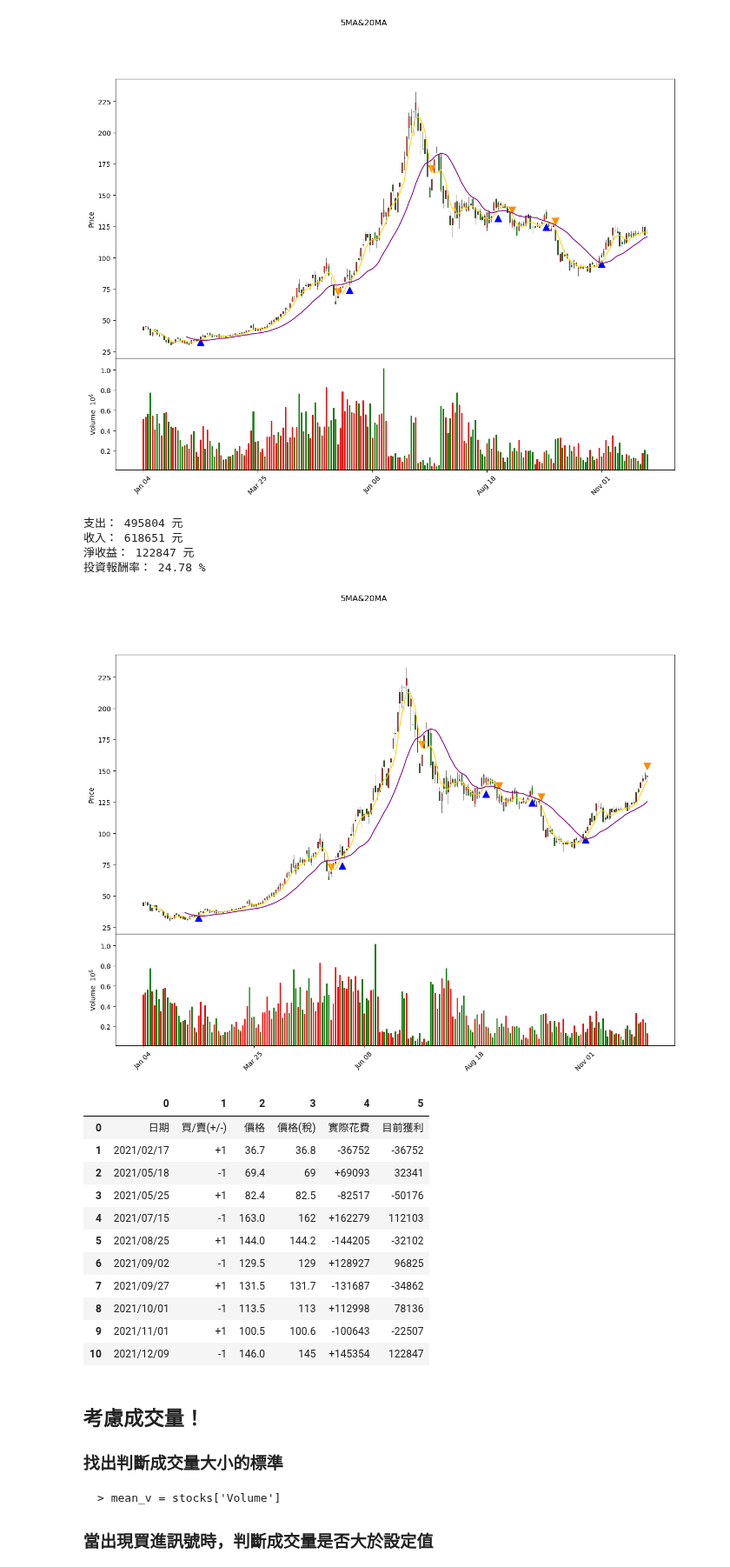
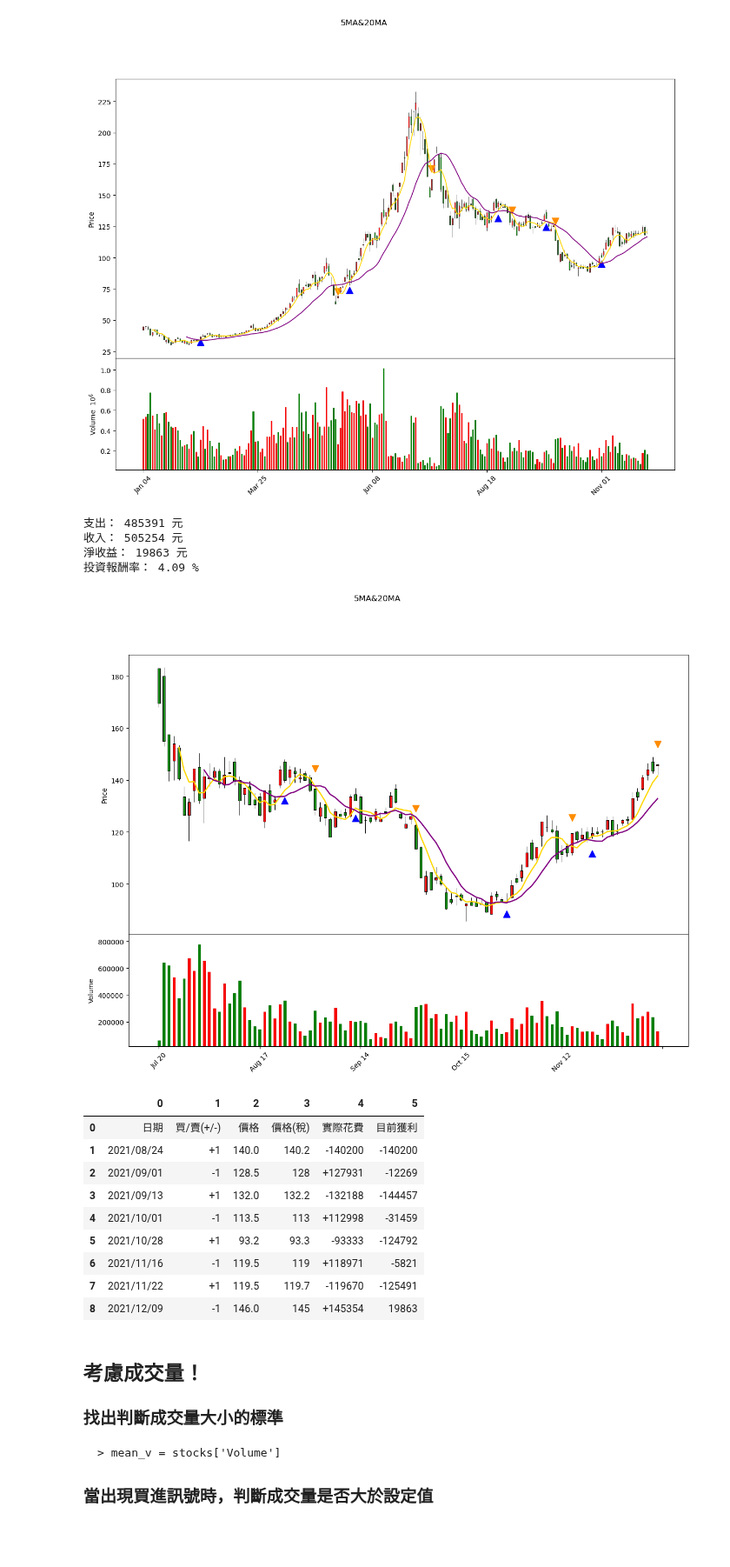
Before and after one commit to oscar50513/stock_project, a Jupyter notebook: technical_analysis/Week_1_MA/Moving_average_programming.ipynb, the cells around one changed output. Shown at 87% size. Saved outputs shown, nothing was run; the diff lists cells and outputs as text; code cells hidden in the pictures; blank space fills up the shorter version.

```diff
--- a/technical_analysis/Week_1_MA/Moving_average_programming.ipynb
+++ b/technical_analysis/Week_1_MA/Moving_average_programming.ipynb
@@ -162,7 +162,8 @@ stocks.index = pd.DatetimeIndex(stocks["Date"])
 
 #選取部分資料:
 stocks = stocks.loc['2020-01-01':,:]
-stocks = stocks.tail(250)
+stocks = stocks.tail(100)
+
 mean_v = round(stocks['Volume'].mean())
 stocks_close = [line for line in stocks['Close']]
 stocks_high = [line for line in stocks['High']]
@@ -171,7 +172,7 @@ stocks_vol = [line for line in stocks['Volume']]
 
 #策略實現
 MA_5 = make_MA(5)      #取得5日均線串列
-MA_20 = make_MA(20)    #取得20日均線串列
+MA_20 = make_MA(10)    #取得20日均線串列
 
 #繪製買賣點所使用的串列 (初始化)
 points_buy = [np.nan] * len(stocks)    #買入點
@@ -236,50 +237,48 @@ for i in range(1, len(detail)):
     elif(float(detail[i][4]) > 0):
         income += int(detail[i][4])
 
 #支出、收入、淨收益、投資報酬率
 print("支出：", cost, "元")
 print("收入：", income, "元")
 print("淨收益：", income - cost, "元")
 print("投資報酬率：", round(100 * (income - cost) / cost, 2), "%")
 
 
 #點狀圖 type = 'scatter'，markersize可以更改 marker大小
 
 mc = mpf.make_marketcolors(up = 'r', down = 'g', volume = 'inherit') # volume='inherit', edge='inherit'
 cs = mpf.make_mpf_style(marketcolors = mc)
 kwargs = dict(type = 'candle', figscale = 2, style = cs, volume=True,\
              scale_width_adjustment = dict(volume = 0.5)) # volume=True
 
 addplots = [
             mpf.make_addplot(points_buy, type = 'scatter', color = 'blue', marker = '^', markersize = 100),
             mpf.make_addplot(points_sell, type = 'scatter', color = 'darkorange', marker = 'v', markersize = 100),
             mpf.make_addplot(MA_5, color = 'gold'),
             mpf.make_addplot(MA_20, color = 'purple')
            ]
 
 mpf.plot(stocks, **kwargs, addplot = addplots,title='5MA&20MA')
 
 detail = pd.DataFrame(detail)
 detail
 #19.56 %
 # %% [output]
-支出： 495804 元
-收入： 618651 元
-淨收益： 122847 元
-投資報酬率： 24.78 %
+支出： 485391 元
+收入： 505254 元
+淨收益： 19863 元
+投資報酬率： 4.09 %
-[figure, old version]
+[figure, new version]
 |  | 0 | 1 | 2 | 3 | 4 | 5 |
 | 0 | 日期 | 買/賣(+/-) | 價格 | 價格(稅) | 實際花費 | 目前獲利 |
-| 1 | 2021/02/17 | +1 | 36.7 | 36.8 | -36752 | -36752 |
-| 2 | 2021/05/18 | -1 | 69.4 | 69 | +69093 | 32341 |
-| 3 | 2021/05/25 | +1 | 82.4 | 82.5 | -82517 | -50176 |
-| 4 | 2021/07/15 | -1 | 163.0 | 162 | +162279 | 112103 |
-| 5 | 2021/08/25 | +1 | 144.0 | 144.2 | -144205 | -32102 |
-| 6 | 2021/09/02 | -1 | 129.5 | 129 | +128927 | 96825 |
-| 7 | 2021/09/27 | +1 | 131.5 | 131.7 | -131687 | -34862 |
-| 8 | 2021/10/01 | -1 | 113.5 | 113 | +112998 | 78136 |
-| 9 | 2021/11/01 | +1 | 100.5 | 100.6 | -100643 | -22507 |
-| 10 | 2021/12/09 | -1 | 146.0 | 145 | +145354 | 122847 |
+| 1 | 2021/08/24 | +1 | 140.0 | 140.2 | -140200 | -140200 |
+| 2 | 2021/09/01 | -1 | 128.5 | 128 | +127931 | -12269 |
+| 3 | 2021/09/13 | +1 | 132.0 | 132.2 | -132188 | -144457 |
+| 4 | 2021/10/01 | -1 | 113.5 | 113 | +112998 | -31459 |
+| 5 | 2021/10/28 | +1 | 93.2 | 93.3 | -93333 | -124792 |
+| 6 | 2021/11/16 | -1 | 119.5 | 119 | +118971 | -5821 |
+| 7 | 2021/11/22 | +1 | 119.5 | 119.7 | -119670 | -125491 |
+| 8 | 2021/12/09 | -1 | 146.0 | 145 | +145354 | 19863 |
 # %% [markdown]
 ## 考慮成交量！
 
```
Also changed, not shown: 2 other files.
